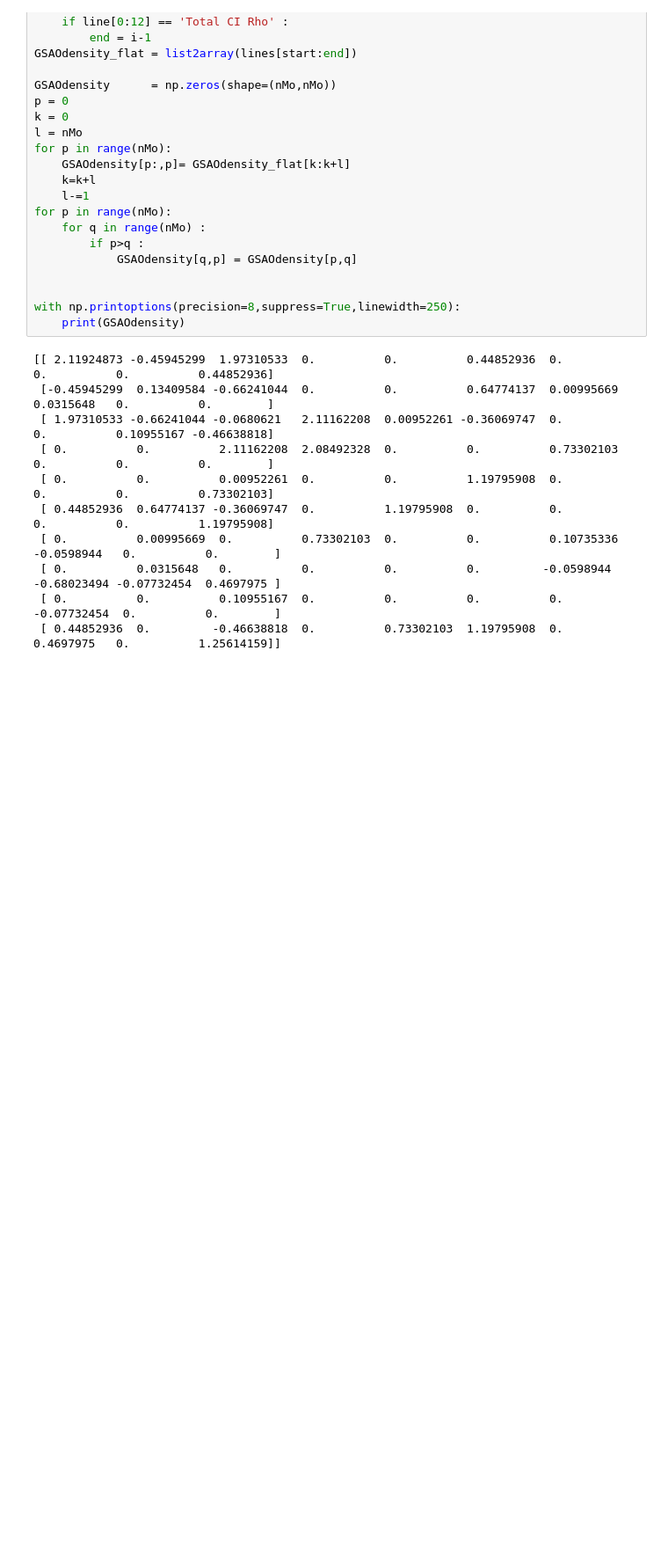
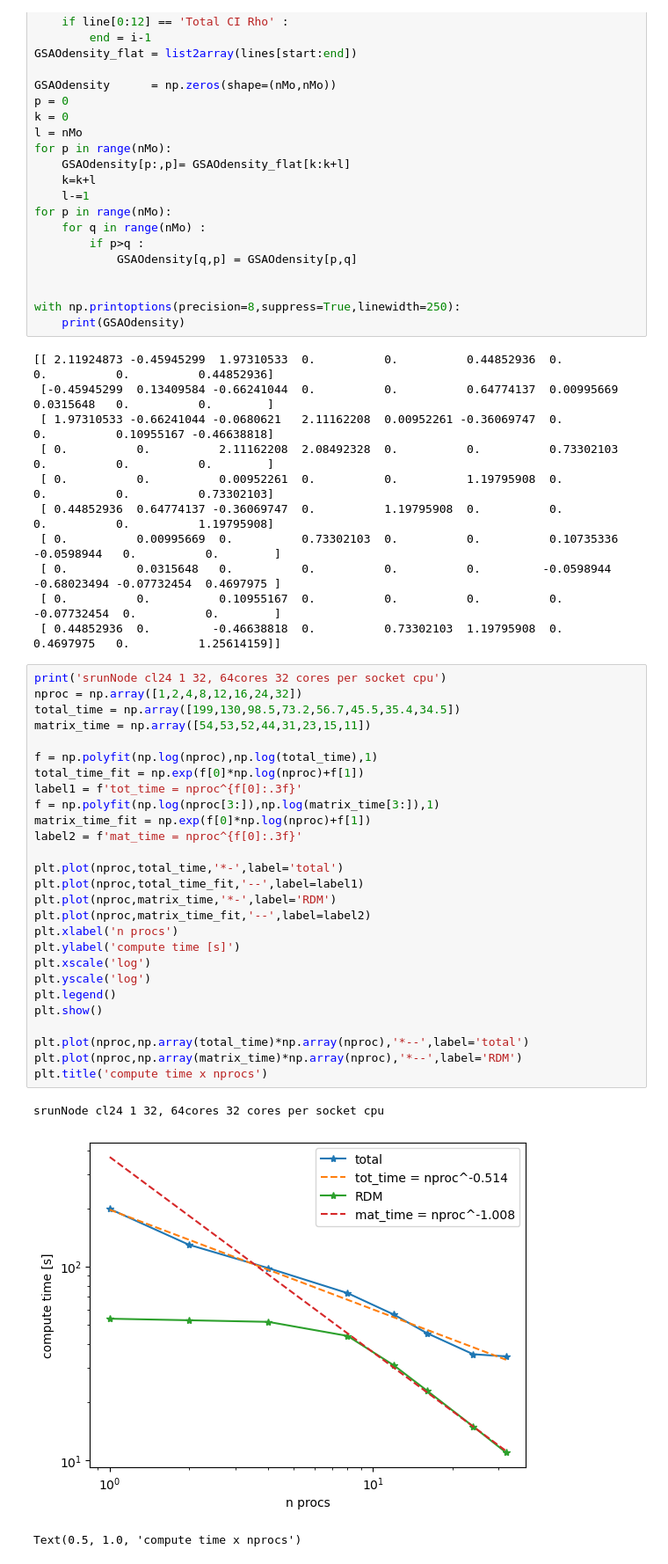
Before and after one commit to allouchear/CdftT, a Jupyter notebook: tools/dataAnalysis/data_analysis.ipynb, the cells around one changed output. Shown at 88% size. Saved outputs shown, nothing was run; the diff lists cells and outputs as text; blank space fills up the shorter version.

```diff
--- a/tools/dataAnalysis/data_analysis.ipynb
+++ b/tools/dataAnalysis/data_analysis.ipynb
@@ -391,3 +391,34 @@ with np.printoptions(precision=8,suppress=True,linewidth=250):
  [ 0.          0.0315648   0.          0.          0.          0.         -0.0598944  -0.68023494 -0.07732454  0.4697975 ]
  [ 0.          0.          0.10955167  0.          0.          0.          0.         -0.07732454  0.          0.        ]
  [ 0.44852936  0.         -0.46638818  0.          0.73302103  1.19795908  0.          0.4697975   0.          1.25614159]]
+# %%
+print('srunNode cl24 1 32, 64cores 32 cores per socket cpu')
+nproc = np.array([1,2,4,8,12,16,24,32])
+total_time = np.array([199,130,98.5,73.2,56.7,45.5,35.4,34.5])
+matrix_time = np.array([54,53,52,44,31,23,15,11])
+
+f = np.polyfit(np.log(nproc),np.log(total_time),1)
+total_time_fit = np.exp(f[0]*np.log(nproc)+f[1])
+label1 = f'tot_time = nproc^{f[0]:.3f}'
+f = np.polyfit(np.log(nproc[3:]),np.log(matrix_time[3:]),1)
+matrix_time_fit = np.exp(f[0]*np.log(nproc)+f[1])
+label2 = f'mat_time = nproc^{f[0]:.3f}'
+
+plt.plot(nproc,total_time,'*-',label='total')
+plt.plot(nproc,total_time_fit,'--',label=label1)
+plt.plot(nproc,matrix_time,'*-',label='RDM')
+plt.plot(nproc,matrix_time_fit,'--',label=label2)
+plt.xlabel('n procs')
+plt.ylabel('compute time [s]')
+plt.xscale('log')
+plt.yscale('log')
+plt.legend()
+plt.show()
+
+plt.plot(nproc,np.array(total_time)*np.array(nproc),'*--',label='total')
+plt.plot(nproc,np.array(matrix_time)*np.array(nproc),'*--',label='RDM')
+plt.title('compute time x nprocs')
+# %% [output]
+srunNode cl24 1 32, 64cores 32 cores per socket cpu
+[figure, added]
+Text(0.5, 1.0, 'compute time x nprocs')
```
Also changed, not shown: parts of 1 cell of this notebook, 13 other files.
